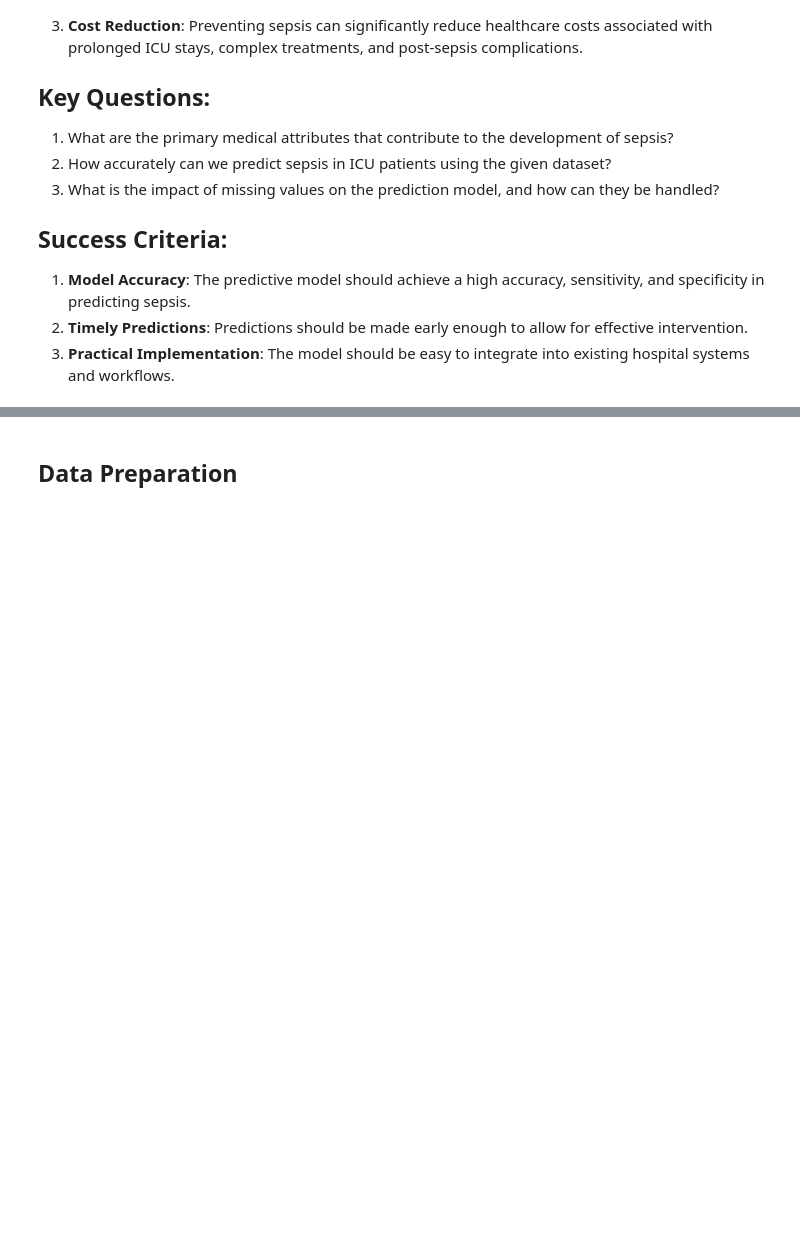
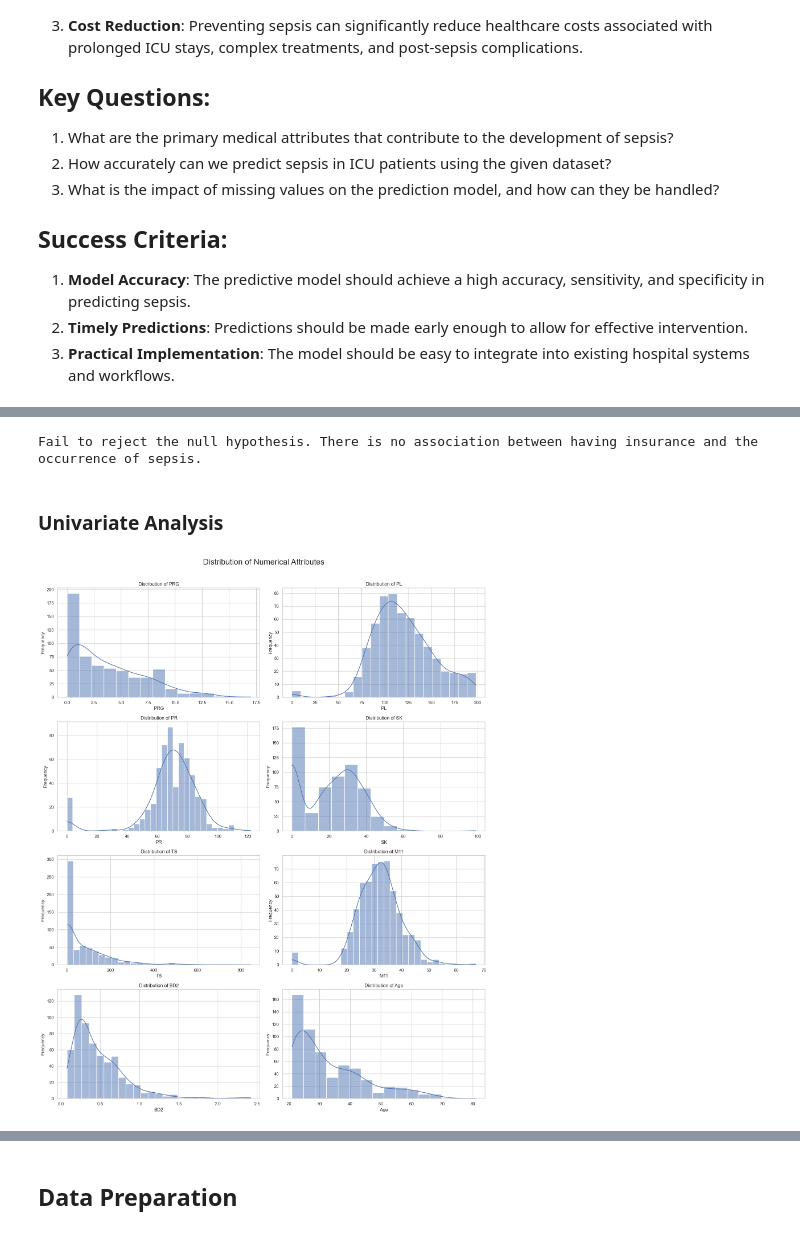
Before and after one commit to parockson/Building-Machine-Learning-APIs-With-FastAPI, a Jupyter notebook: notebooks/Machine_learning_modelling.ipynb, the cells around one changed output, grey strips where cells are left out. Cells and saved outputs as stored; diff of their text form; code cells hidden in the pictures; blank space fills up the shorter version.

```diff
--- a/notebooks/Machine_learning_modelling.ipynb
+++ b/notebooks/Machine_learning_modelling.ipynb
@@ -81,0 +151,3 @@ The dataset consists of several attributes related to patient health metrics and
+# %%
+train_df= pd.read_csv("../datasets/Paitients_Files_Train.csv")
+train_df.head()
@@ -81,0 +226,34 @@ The dataset consists of several attributes related to patient health metrics and
+# %%
+# Interpret the p-value
+alpha = 0.01  # Significance level
+if p < alpha:
+    print("Reject the null hypothesis. There is an association between having insurance and the occurrence of sepsis.")
+else:
+    print("Fail to reject the null hypothesis. There is no association between having insurance and the occurrence of sepsis.")
+# %% [output]
+Fail to reject the null hypothesis. There is no association between having insurance and the occurrence of sepsis.
+# %% [markdown]
+### Univariate Analysis
+# %%
+# Distribution of numerical attributes
+numerical_columns = ['PRG', 'PL', 'PR', 'SK', 'TS', 'M11', 'BD2', 'Age']
+
+# Set up the matplotlib figure
+fig, axes = plt.subplots(nrows=4, ncols=2, figsize=(16, 20))
+fig.suptitle('Distribution of Numerical Attributes', fontsize=20)
+
+# Flatten the axes array for easy iteration
+axes = axes.flatten()
+
+# Plot histograms for each numerical attribute
+for i, column in enumerate(numerical_columns):
+    sns.histplot(train_df[column].dropna(), kde=True, ax=axes[i])
+    axes[i].set_title(f'Distribution of {column}')
+    axes[i].set_xlabel(column)
+    axes[i].set_ylabel('Frequency')
+
+# Adjust the layout
+plt.tight_layout(rect=[0, 0, 1, 0.97])
+plt.show()
+# %% [output]
+[figure, added]
```
Also changed, not shown: parts of 68 cells of this notebook, 4 other files.
